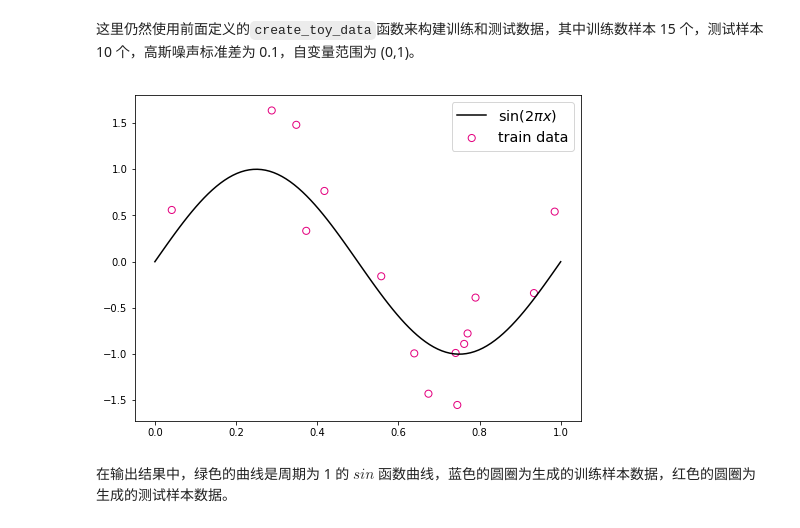
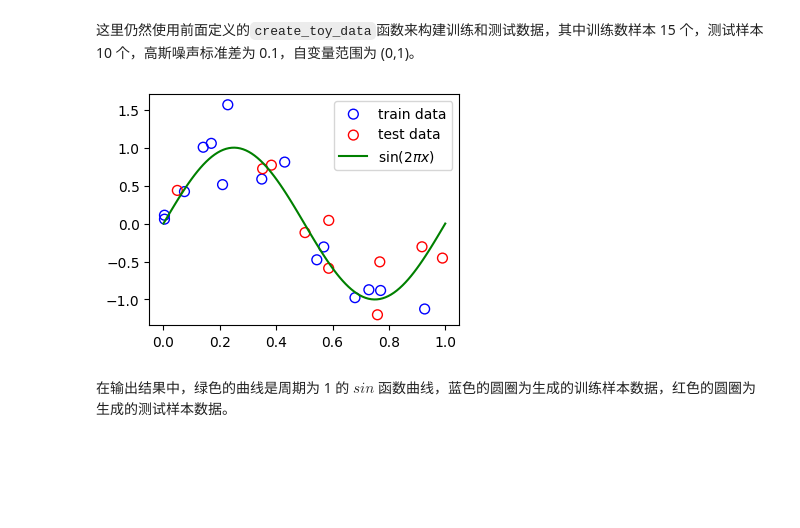
Before and after one commit to CarhoJohn/nndl_practice, a Jupyter notebook: chap2机器学习概述/机器学习概述-上.ipynb, the cells around one changed output. Drawn from its saved outputs; the diff is of its cells as text; code cells hidden in the pictures; blank space fills up the shorter version.

```diff
--- a/chap2机器学习概述/机器学习概述-上.ipynb
+++ b/chap2机器学习概述/机器学习概述-上.ipynb
@@ -511,26 +511,26 @@ def sin(x):
 # %%
 # 生成数据
 func = sin
 interval = (0,1)
 train_num = 15
 test_num = 10
 noise = 0.5 #0.1
 X_train, y_train = create_toy_data(func=func, interval=interval, sample_num=train_num, noise = noise)
 X_test, y_test = create_toy_data(func=func, interval=interval, sample_num=test_num, noise = noise)
 
-X_underlying = paddle.linspace(interval[0],interval[1],num=100)
+X_underlying = paddle.linspace(interval[0], interval[1], num=100)
 y_underlying = sin(X_underlying)
 
 # 绘制图像
-plt.rcParams['figure.figsize'] = (8.0, 6.0)
-plt.scatter(X_train, y_train, facecolor="none", edgecolor='#e4007f', s=50, label="train data")
-#plt.scatter(X_test, y_test, facecolor="none", edgecolor="r", s=50, label="test data")
-plt.plot(X_underlying, y_underlying, c='#000000', label=r"$\sin(2\pi x)$")
-plt.legend(fontsize='x-large')
+plt.rcParams['figure.figsize'] = (4.0, 3.0)
+plt.scatter(X_train, y_train, facecolor="none", edgecolor='b', s=50, label="train data")
+plt.scatter(X_test, y_test, facecolor="none", edgecolor="r", s=50, label="test data")
+plt.plot(X_underlying.numpy(), y_underlying.numpy(), c='g', label=r"$\sin(2\pi x)$")
+plt.legend()
 plt.savefig('ml-vis2.pdf')
 plt.show()
 # %% [output]
-[figure, old version]
+[figure, new version]
 # %% [markdown]
 在输出结果中，绿色的曲线是周期为 1 的 $sin$ 函数曲线，蓝色的圆圈为生成的训练样本数据，红色的圆圈为生成的测试样本数据。
 # %% [markdown]
```
Also changed, not shown: parts of 6 cells of this notebook, 9 other files.
